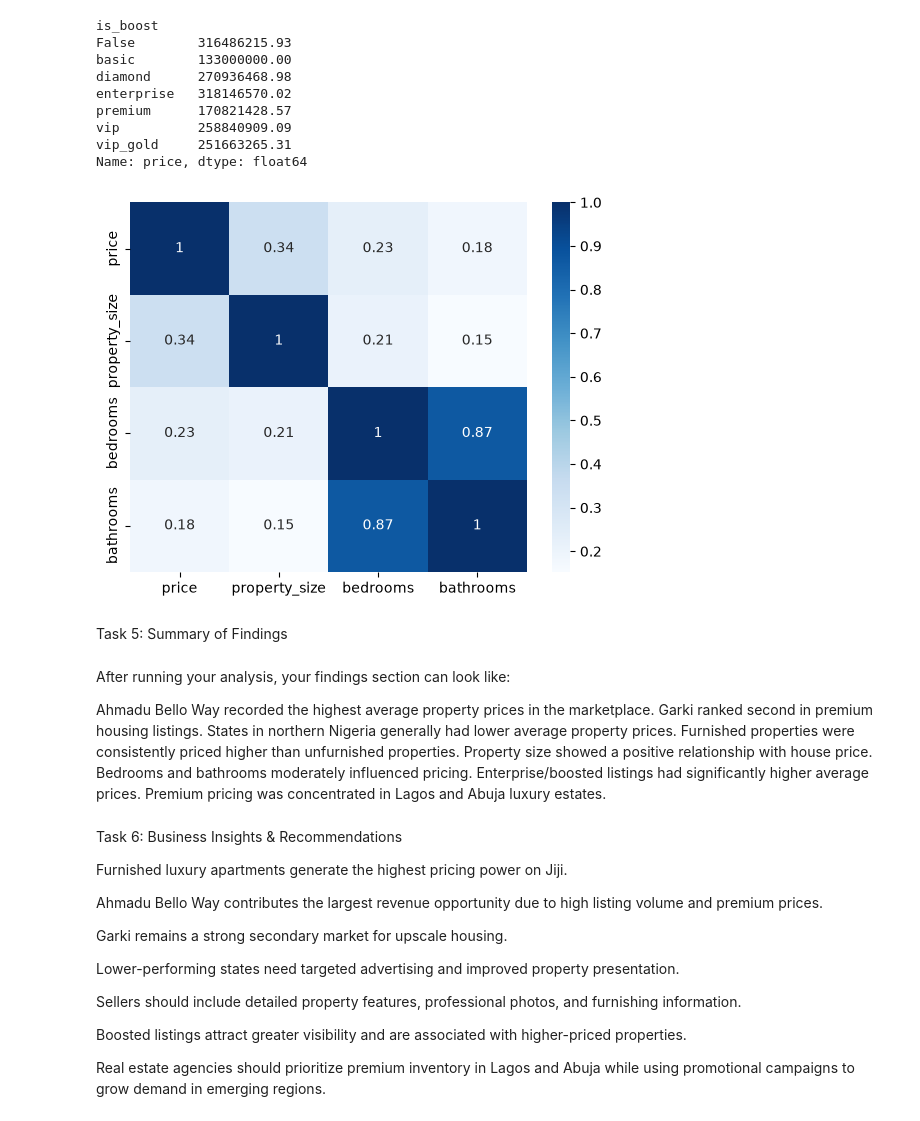
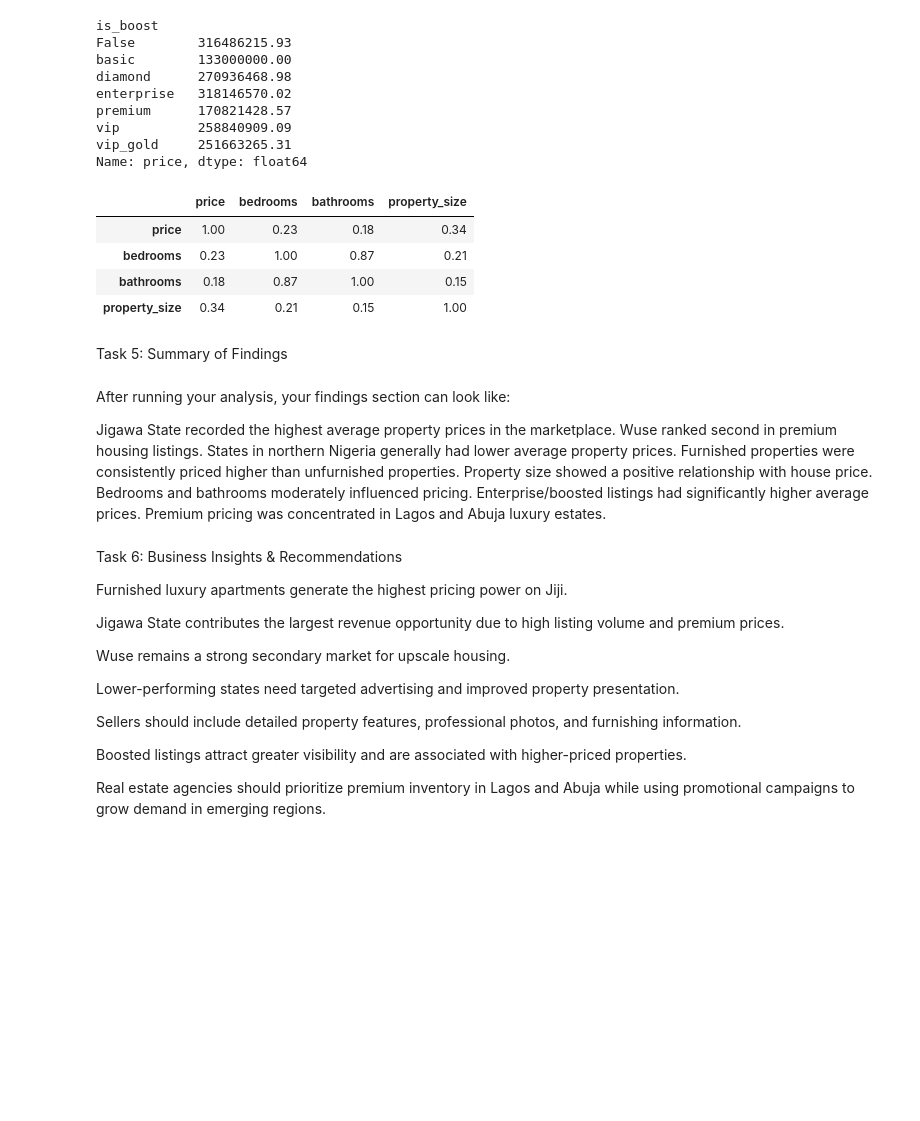
Before and after one commit to Tech-sister/market-analysis-of-housing-sales-on-Jiji.ng, a Jupyter notebook: nigeria-jiji-housing-marketplace-cleaned-data-analysis.ipynb, the cells around one changed output. Saved outputs shown, nothing was run; the diff lists cells and outputs as text; code cells hidden in the pictures; blank space fills up the shorter version.

```diff
--- a/nigeria-jiji-housing-marketplace-cleaned-data-analysis.ipynb
+++ b/nigeria-jiji-housing-marketplace-cleaned-data-analysis.ipynb
@@ -509,20 +491,18 @@ vip          258840909.09
 vip_gold     251663265.31
 Name: price, dtype: float64
 # %%
-sns.heatmap(
-    df[
-        ["price",
-         "property_size",
-         "bedrooms",
-         "bathrooms"]
-    ].corr(),
-    annot=True,
-    cmap="Blues"
-)
-
-plt.show()
+df[
+    ["price",
+     "bedrooms",
+     "bathrooms",
+     "property_size"]
+].corr()
 # %% [output]
-[figure, removed]
+|  | price | bedrooms | bathrooms | property_size |
+| price | 1.00 | 0.23 | 0.18 | 0.34 |
+| bedrooms | 0.23 | 1.00 | 0.87 | 0.21 |
+| bathrooms | 0.18 | 0.87 | 1.00 | 0.15 |
+| property_size | 0.34 | 0.21 | 0.15 | 1.00 |
 # %%
 new_df.to_csv("data/nigeria-housing-cleaned-dataset.csv", index=False)
 # %% [markdown]
@@ -530,8 +510,8 @@ Task 5: Summary of Findings
 # %% [markdown]
 After running your analysis, your findings section can look like:
 
-Ahmadu Bello Way recorded the highest average property prices in the marketplace.
-Garki  ranked second in premium housing listings.
+Jigawa State recorded the highest average property prices in the marketplace.
+Wuse  ranked second in premium housing listings.
 States in northern Nigeria generally had lower average property prices.
 Furnished properties were consistently priced higher than unfurnished properties.
 Property size showed a positive relationship with house price.
@@ -545,10 +525,10 @@ Task 6: Business Insights & Recommendations
 Furnished luxury apartments generate the highest pricing power on Jiji.
 
 
-Ahmadu Bello Way contributes the largest revenue opportunity due to high listing volume and premium prices.
+Jigawa State contributes the largest revenue opportunity due to high listing volume and premium prices.
 
 
-Garki remains a strong secondary market for upscale housing.
+Wuse remains a strong secondary market for upscale housing.
 
 
 Lower-performing states need targeted advertising and improved property presentation.
```
Also changed, not shown: parts of 9 cells of this notebook, 3 other files.
